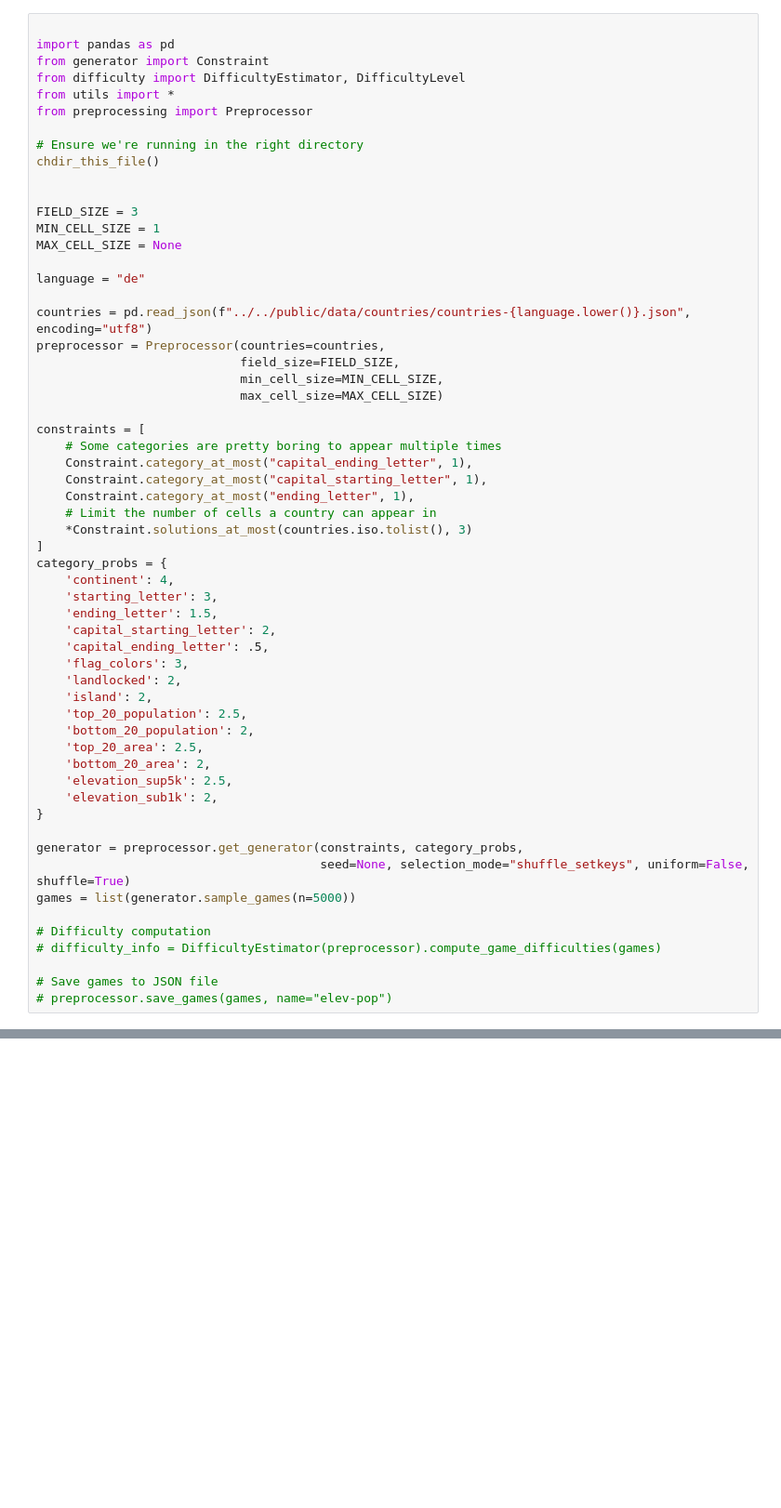
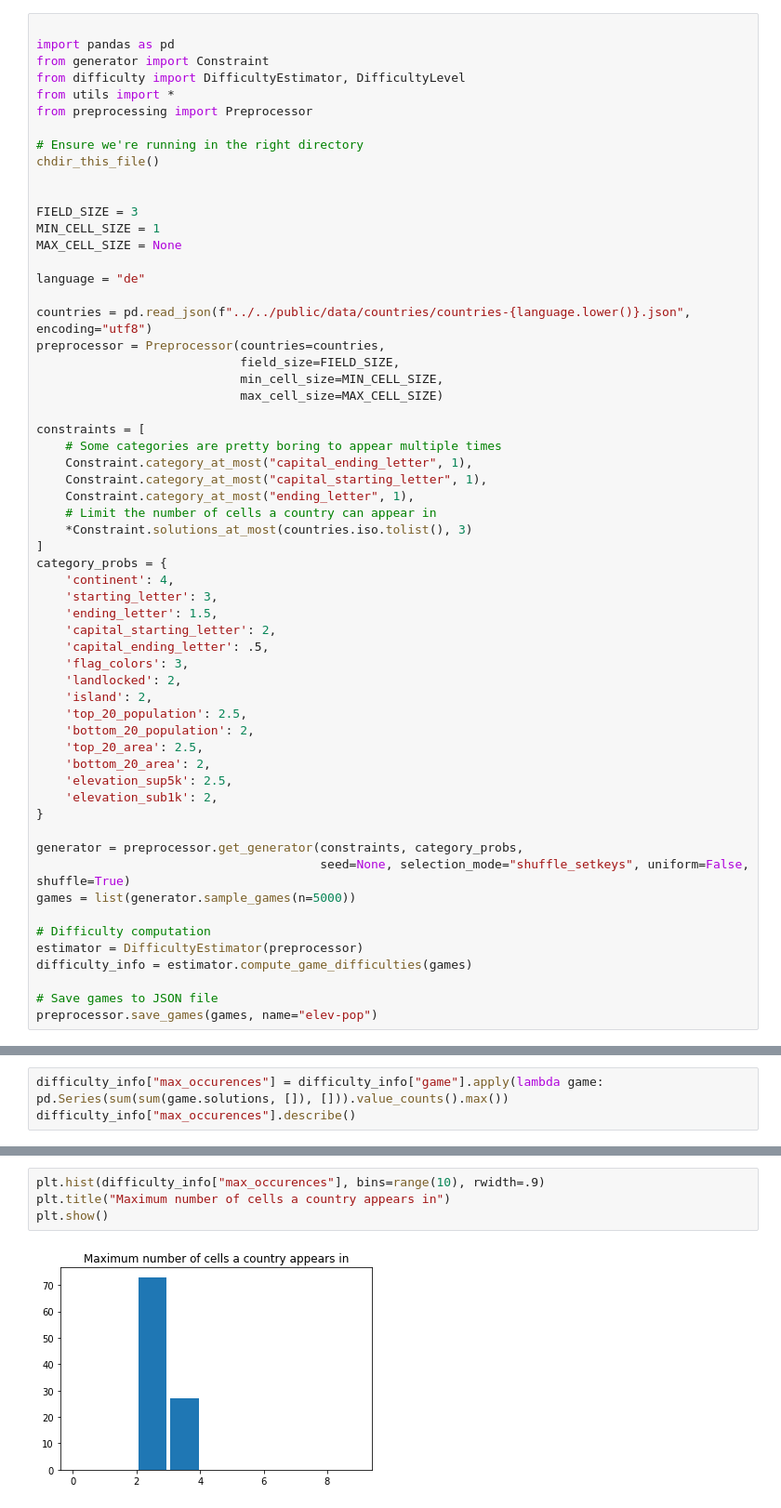
Before and after one commit to raihensen/tictacglobe, a Jupyter notebook: src/preprocessing/tests_new.ipynb, the cells around one changed output, grey strips where cells are left out. Shown at 93% size. Drawn from its saved outputs; the diff is of its cells as text; blank space fills up the shorter version.

Commit message:
TTG-25 adjust difficulty

```diff
--- a/src/preprocessing/tests_new.ipynb
+++ b/src/preprocessing/tests_new.ipynb
@@ -52,7 +52,8 @@ generator = preprocessor.get_generator(constraints, category_probs,
 games = list(generator.sample_games(n=5000))
 
 # Difficulty computation
-# difficulty_info = DifficultyEstimator(preprocessor).compute_game_difficulties(games)
+estimator = DifficultyEstimator(preprocessor)
+difficulty_info = estimator.compute_game_difficulties(games)
 
 # Save games to JSON file
-# preprocessor.save_games(games, name="elev-pop")
+preprocessor.save_games(games, name="elev-pop")
@@ -60,0 +91,3 @@ games[0].to_dataframe()
+# %%
+difficulty_info["max_occurences"] = difficulty_info["game"].apply(lambda game: pd.Series(sum(sum(game.solutions, []), [])).value_counts().max())
+difficulty_info["max_occurences"].describe()
@@ -60,0 +104,6 @@ games[0].to_dataframe()
+# %%
+plt.hist(difficulty_info["max_occurences"], bins=range(10), rwidth=.9)
+plt.title("Maximum number of cells a country appears in")
+plt.show()
+# %% [output]
+[figure, added]
```
Also changed, not shown: parts of 16 cells of this notebook, 3 other files.
